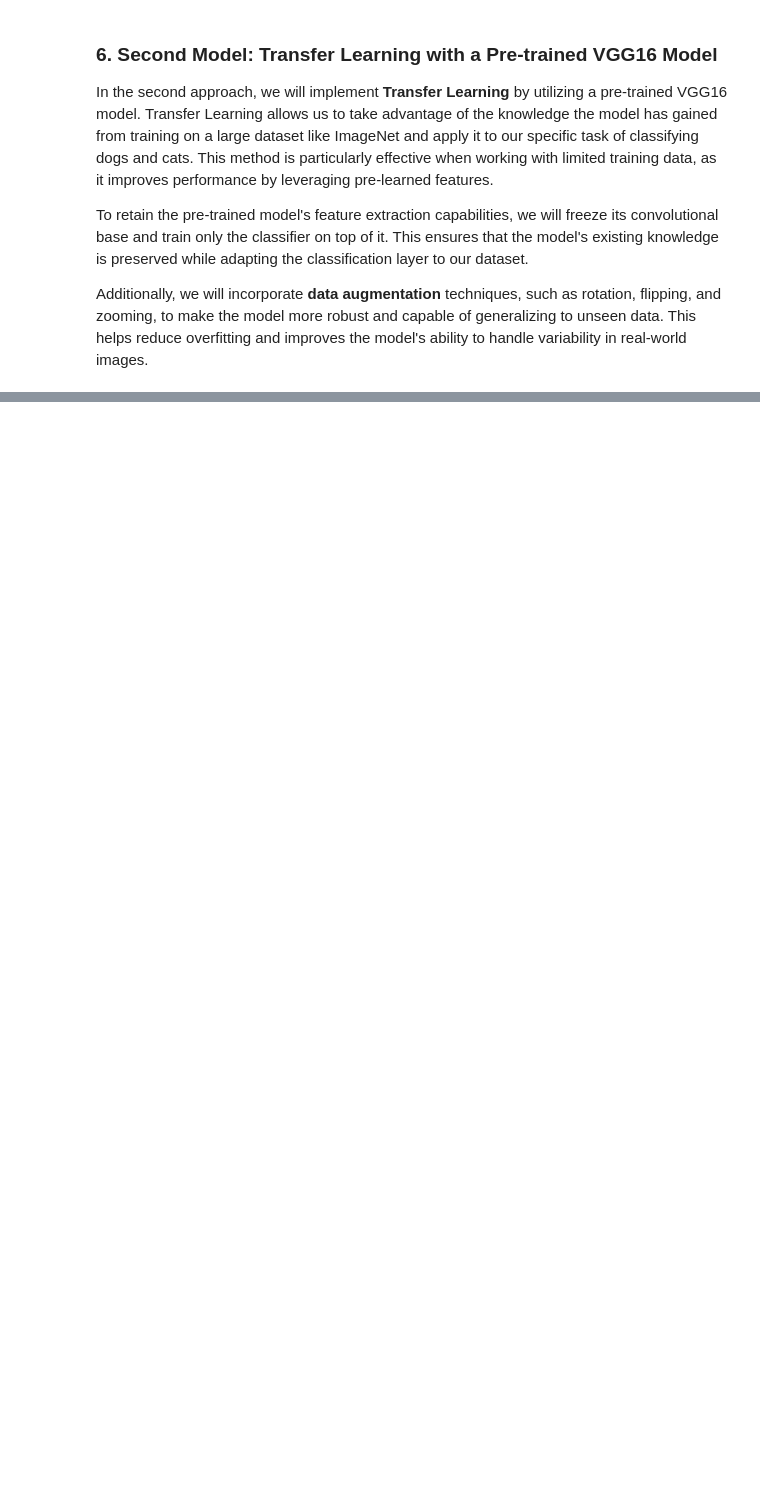
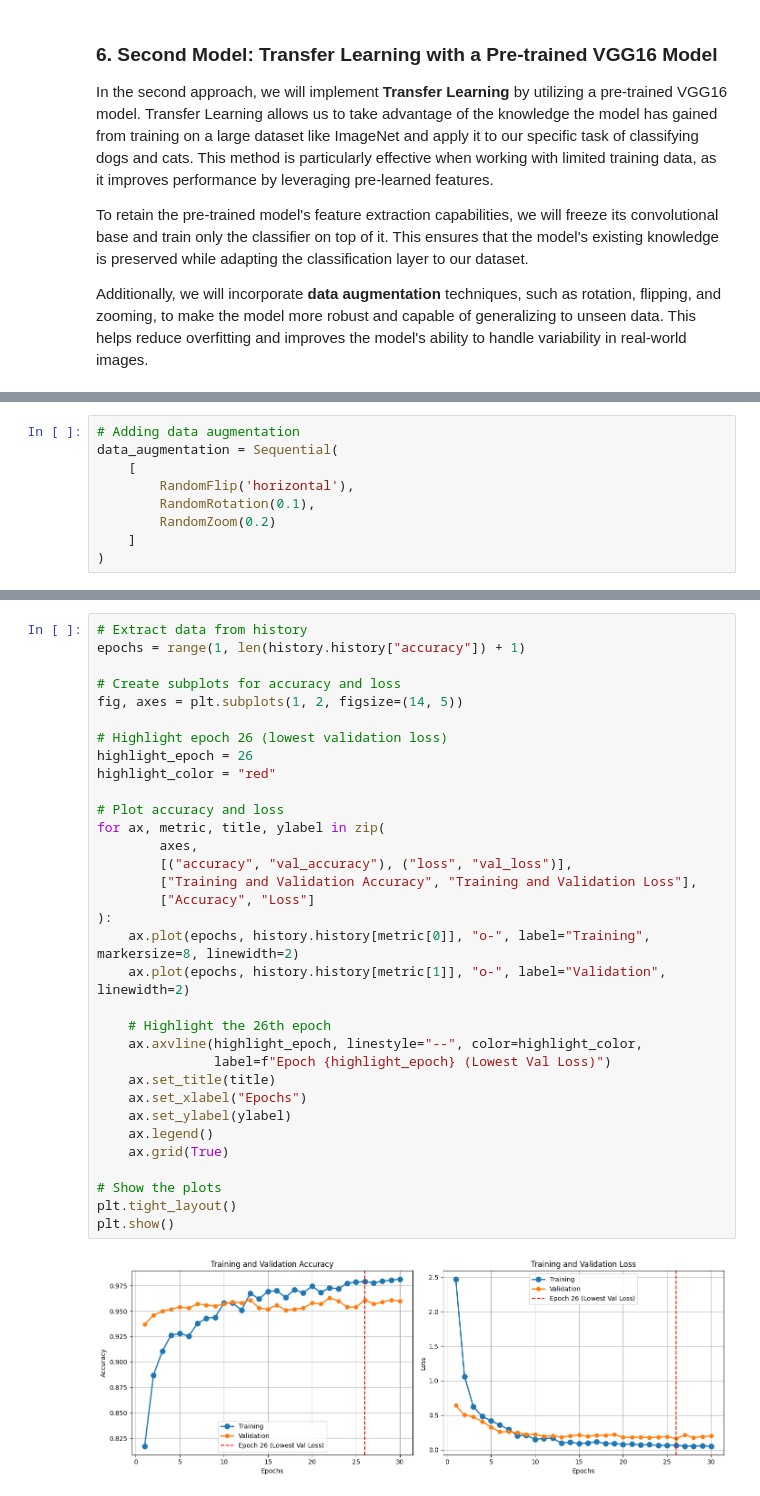
Before and after one commit to Group-6-Software-Development/Neural_Network_Project, a Jupyter notebook: Notebooks/Project 1 - Dogs vs Cats.ipynb, the cells around one changed output, grey strips where cells are left out. Drawn from its saved outputs; the diff is of its cells as text; blank space fills up the shorter version.

```diff
--- a/Notebooks/Project 1 - Dogs vs Cats.ipynb
+++ b/Notebooks/Project 1 - Dogs vs Cats.ipynb
@@ -510,0 +523,9 @@ Additionally, we will incorporate **data augmentation** techniques, such as rota
+# %%
+# Adding data augmentation
+data_augmentation = Sequential(
+    [
+        RandomFlip('horizontal'),
+        RandomRotation(0.1),
+        RandomZoom(0.2)
+    ]
+)
@@ -510,0 +671,35 @@ Additionally, we will incorporate **data augmentation** techniques, such as rota
+# %%
+# Extract data from history
+epochs = range(1, len(history.history["accuracy"]) + 1)
+
+# Create subplots for accuracy and loss
+fig, axes = plt.subplots(1, 2, figsize=(14, 5))
+
+# Highlight epoch 26 (lowest validation loss)
+highlight_epoch = 26
+highlight_color = "red"
+
+# Plot accuracy and loss
+for ax, metric, title, ylabel in zip(
+        axes,
+        [("accuracy", "val_accuracy"), ("loss", "val_loss")],
+        ["Training and Validation Accuracy", "Training and Validation Loss"],
+        ["Accuracy", "Loss"]
+):
+    ax.plot(epochs, history.history[metric[0]], "o-", label="Training", markersize=8, linewidth=2)
+    ax.plot(epochs, history.history[metric[1]], "o-", label="Validation", linewidth=2)
+
+    # Highlight the 26th epoch
+    ax.axvline(highlight_epoch, linestyle="--", color=highlight_color,
+               label=f"Epoch {highlight_epoch} (Lowest Val Loss)")
+    ax.set_title(title)
+    ax.set_xlabel("Epochs")
+    ax.set_ylabel(ylabel)
+    ax.legend()
+    ax.grid(True)
+
+# Show the plots
+plt.tight_layout()
+plt.show()
+# %% [output]
+[figure, added]
```
Also changed, not shown: parts of 32 cells of this notebook.
